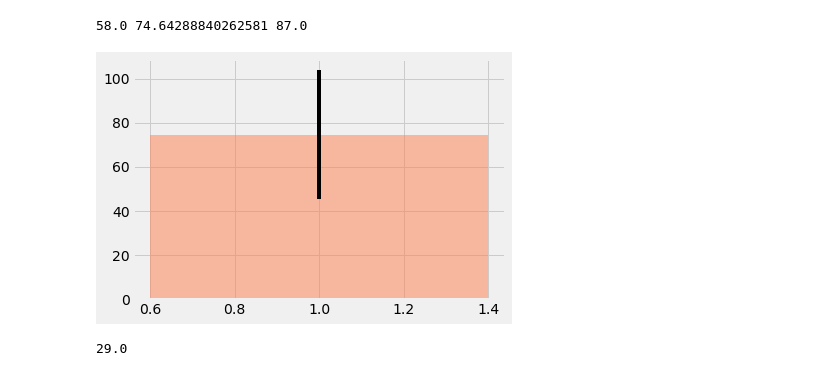
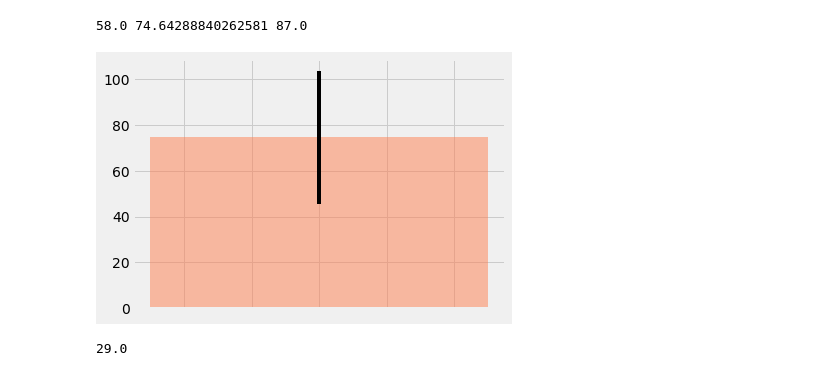
Before and after one commit to dkrug82/sqlalchemy-challenge, a Jupyter notebook: temp_analysis_bonus_2_starter.ipynb, the cells around one changed output. Drawn from its saved outputs; the diff is of its cells as text; code cells hidden in the pictures.

Commit message:
Bonus 2 just need to work on bar chart, bonus 1 analysis

```diff
--- a/temp_analysis_bonus_2_starter.ipynb
+++ b/temp_analysis_bonus_2_starter.ipynb
@@ -74,17 +74,19 @@ print(tmin, tavg, tmax)
 # %%
 # Plot the results from your previous query as a bar chart.
 # Use "Trip Avg Temp" as your Title
 # Use the average temperature for bar height (y value)
 # Use the peak-to-peak (tmax-tmin) value as the y error bar (yerr)
 x_axis = 1
 yerr = tmax-tmin
 
-plt.bar(x_axis ,tavg, yerr=yerr, alpha=0.5, color='coral', align='center')
-#xticks = range(x_axis)
+plt.bar(x_axis, tavg, width = 1, yerr=yerr, alpha=0.5, color='coral', align='center')
+#ax = plt.gca()
+#ax.set_xlim(0, 5)
+plt.tick_params(labelbottom=False)
 plt.tight_layout()
 plt.show()
 # %% [output]
-[figure, old version]
+[figure, new version]
 # %%
 print(yerr)
 # %% [output]
```
Also changed, not shown: parts of 5 cells of this notebook, 1 other file.
